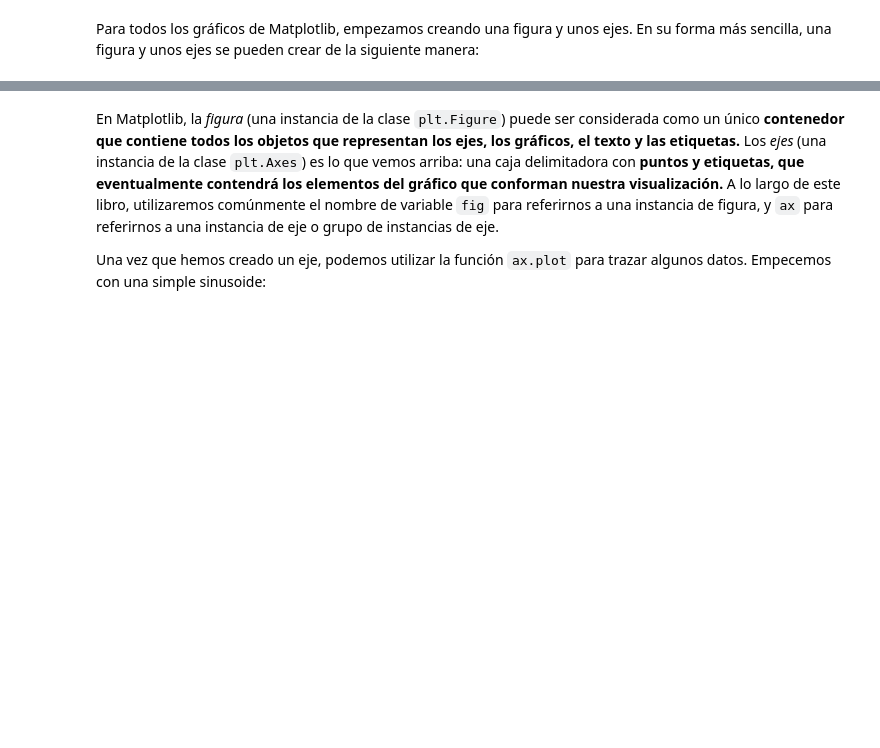
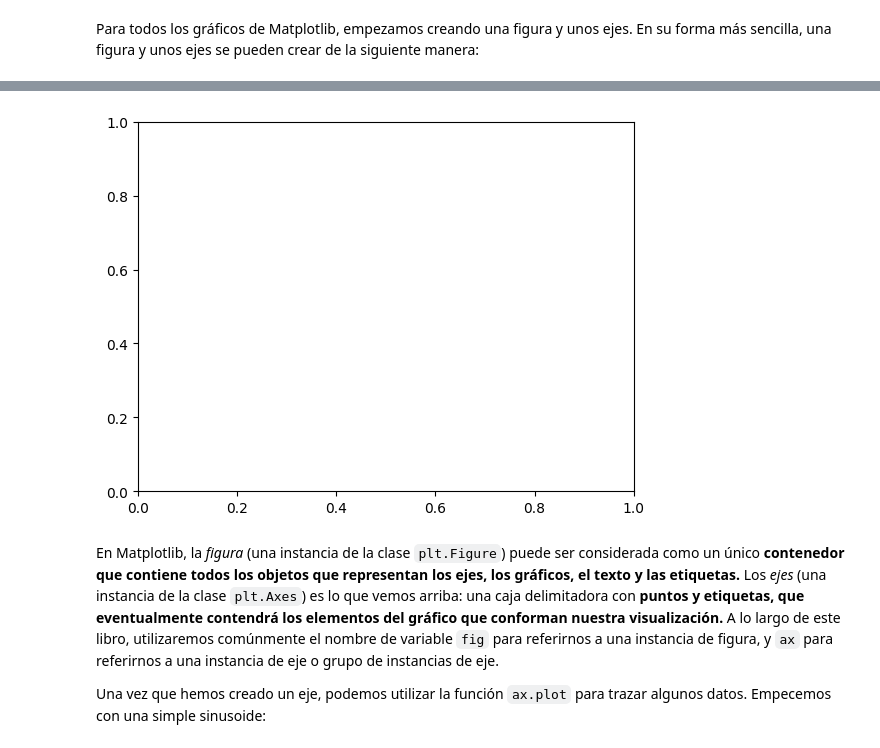
Before and after one commit to fercardiaz-tbs/DSPT_TBS_SVL_0923, a Jupyter notebook: 2-Data Analytics/5-Visualizacion/1-Matplotlib/Viz1-Matplotlib 2 - Lineas y scatter plots.ipynb, the cells around one changed output, grey strips where cells are left out. Cells and saved outputs as stored; diff of their text form; code cells hidden in the pictures; blank space fills up the shorter version.

```diff
--- a/2-Data Analytics/5-Visualizacion/1-Matplotlib/Viz1-Matplotlib 2 - Lineas y scatter plots.ipynb
+++ b/2-Data Analytics/5-Visualizacion/1-Matplotlib/Viz1-Matplotlib 2 - Lineas y scatter plots.ipynb
@@ -8,7 +8,7 @@ Como en todas las secciones siguientes, empezaremos por **configurar el notebook
 # %%
 %matplotlib inline
 import matplotlib.pyplot as plt
-plt.style.use('seaborn-whitegrid')
+#plt.#style.use('seaborn-whitegrid')
 import numpy as np
 import pandas as pd
 # %% [markdown]
@@ -20,3 +22,7 @@ ax = plt.axes()
+# %%
+fig, ax = plt.subplots()
+# %% [output]
+[figure, added]
 # %% [markdown]
 En Matplotlib, la *figura* (una instancia de la clase ``plt.Figure``) puede ser considerada como un único **contenedor que contiene todos los objetos que representan los ejes, los gráficos, el texto y las etiquetas.**
 Los *ejes* (una instancia de la clase ``plt.Axes``) es lo que vemos arriba: una caja delimitadora con **puntos y etiquetas, que eventualmente contendrá los elementos del gráfico que conforman nuestra visualización.**
```
Also changed, not shown: parts of 45 cells of this notebook, 4 other files.
